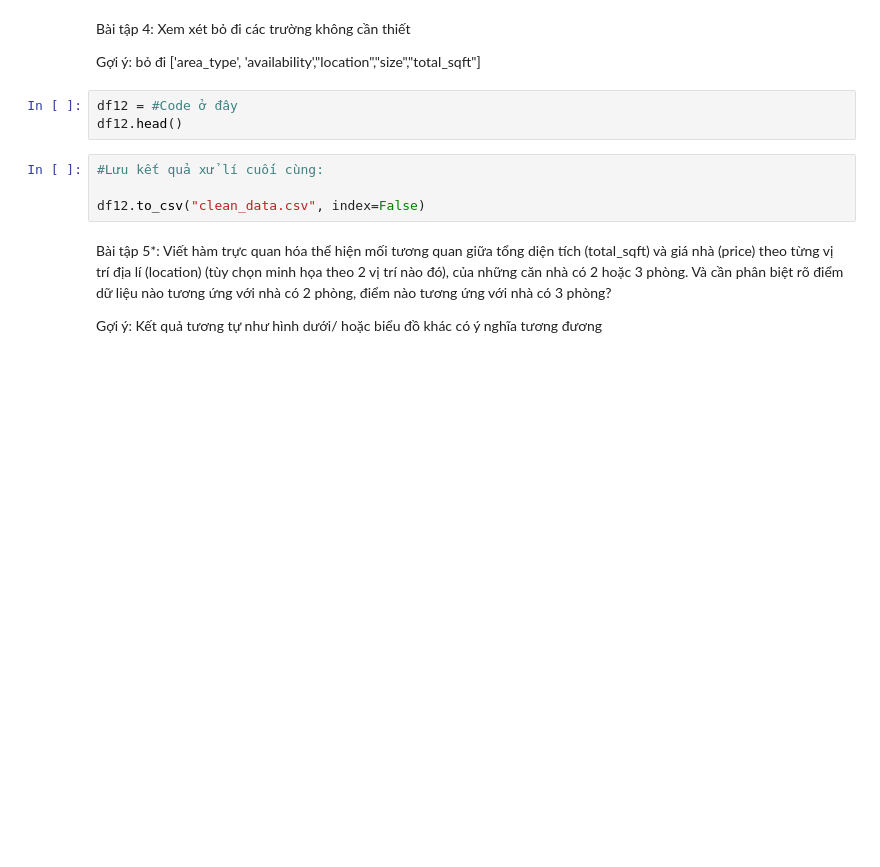
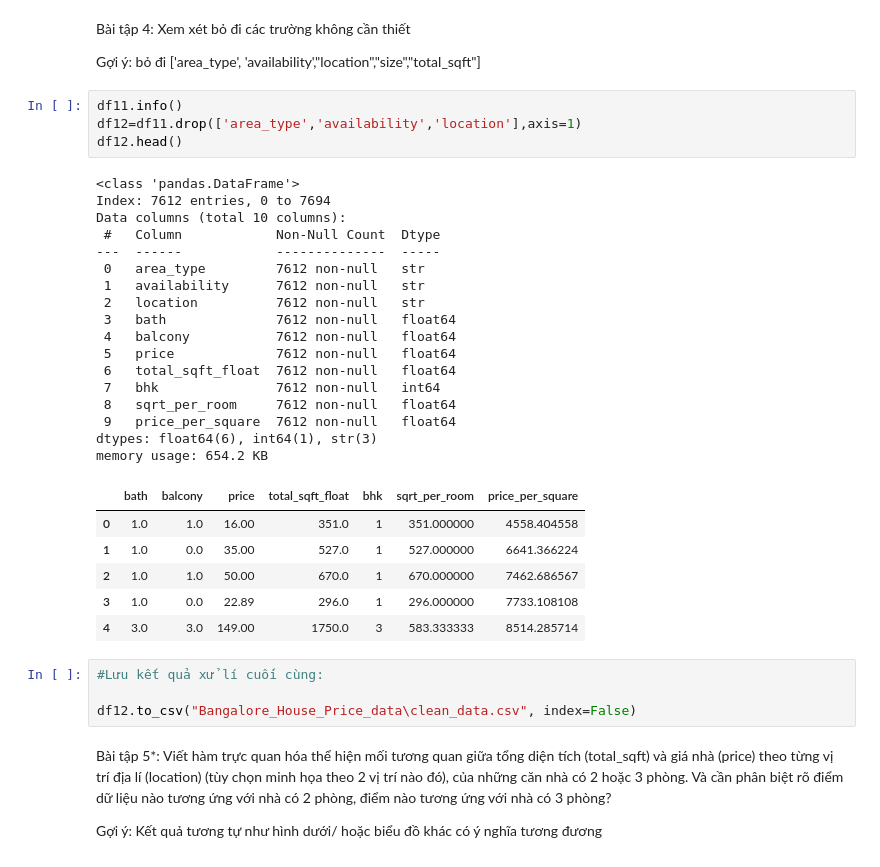
Before and after one commit to Cong123z/Machine-learning-trainning, a Jupyter notebook: Ex/EX2/Data_Preprocessing.ipynb, the cells around one changed output. Drawn from its saved outputs; the diff is of its cells as text; blank space fills up the shorter version.

```diff
--- a/Ex/EX2/Data_Preprocessing.ipynb
+++ b/Ex/EX2/Data_Preprocessing.ipynb
@@ -603,13 +602,38 @@ plt.show()
 Bài tập 4: Xem xét bỏ đi các trường không cần thiết
 
 Gợi ý: bỏ đi ['area_type', 'availability',"location","size","total_sqft"]
-# %%
-df12 = #Code ở đây
-df12.head()
+# %%
+df11.info()
+df12=df11.drop(['area_type','availability','location'],axis=1)
+df12.head()
+# %% [output]
+<class 'pandas.DataFrame'>
+Index: 7612 entries, 0 to 7694
+Data columns (total 10 columns):
+ #   Column            Non-Null Count  Dtype
+---  ------            --------------  -----
+ 0   area_type         7612 non-null   str
+ 1   availability      7612 non-null   str
+ 2   location          7612 non-null   str
+ 3   bath              7612 non-null   float64
+ 4   balcony           7612 non-null   float64
+ 5   price             7612 non-null   float64
+ 6   total_sqft_float  7612 non-null   float64
+ 7   bhk               7612 non-null   int64
+ 8   sqrt_per_room     7612 non-null   float64
+ 9   price_per_square  7612 non-null   float64
+dtypes: float64(6), int64(1), str(3)
+memory usage: 654.2 KB
+|  | bath | balcony | price | total_sqft_float | bhk | sqrt_per_room | price_per_square |
+| 0 | 1.0 | 1.0 | 16.00 | 351.0 | 1 | 351.000000 | 4558.404558 |
+| 1 | 1.0 | 0.0 | 35.00 | 527.0 | 1 | 527.000000 | 6641.366224 |
+| 2 | 1.0 | 1.0 | 50.00 | 670.0 | 1 | 670.000000 | 7462.686567 |
+| 3 | 1.0 | 0.0 | 22.89 | 296.0 | 1 | 296.000000 | 7733.108108 |
+| 4 | 3.0 | 3.0 | 149.00 | 1750.0 | 3 | 583.333333 | 8514.285714 |
 # %%
 #Lưu kết quả xử lí cuối cùng:
 
-df12.to_csv("clean_data.csv", index=False)
+df12.to_csv("Bangalore_House_Price_data\clean_data.csv", index=False)
 # %% [markdown]
 Bài tập 5*: Viết hàm trực quan hóa thể hiện mối tương quan giữa tổng diện tích (total_sqft) và giá nhà (price) theo từng vị trí địa lí (location) (tùy chọn minh họa theo 2 vị trí nào đó), của những căn nhà có 2 hoặc 3 phòng. Và cần phân biệt rõ điểm dữ liệu nào tương ứng với nhà có 2 phòng, điểm nào tương ứng với nhà có 3 phòng?
 
```
Also changed, not shown: parts of 7 cells of this notebook, 1 other file.
